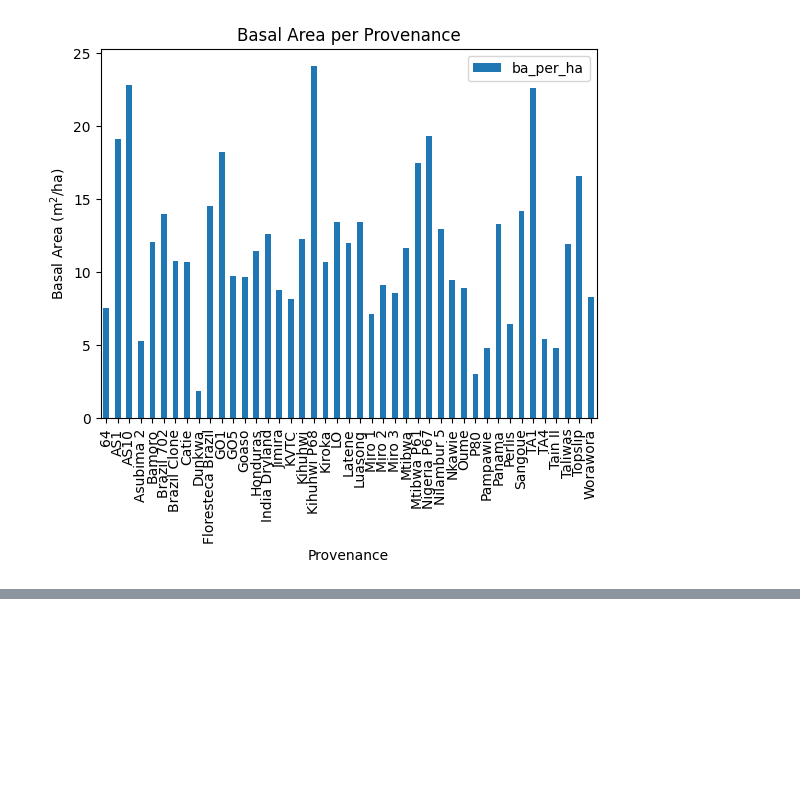
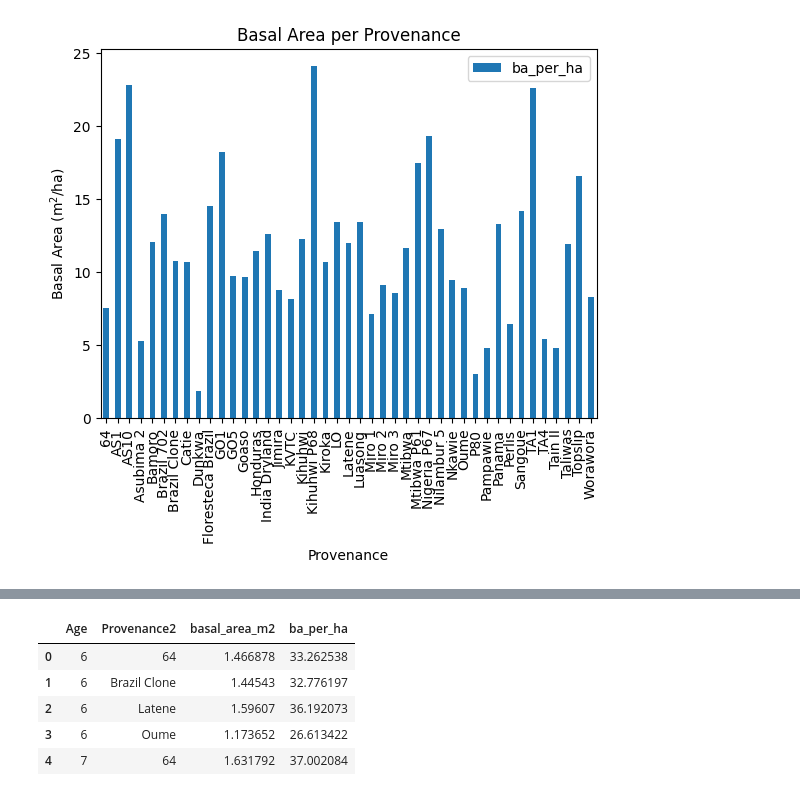
Before and after one commit to ds-gowusu/forest_ml, a Jupyter notebook: Provenance_analysis_2026.ipynb, the cells around one changed output, grey strips where cells are left out. Saved outputs shown, nothing was run; the diff lists cells and outputs as text; code cells hidden in the pictures; blank space fills up the shorter version.

```diff
--- a/Provenance_analysis_2026.ipynb
+++ b/Provenance_analysis_2026.ipynb
@@ -239,0 +247,10 @@ prov_summary.head()
+# %%
+ba_age['ba_per_ha'] = ba_age['basal_area_m2'] / plot_size
+ba_age.head()
+# %% [output]
+|  | Age | Provenance2 | basal_area_m2 | ba_per_ha |
+| 0 | 6 | 64 | 1.466878 | 33.262538 |
+| 1 | 6 | Brazil Clone | 1.44543 | 32.776197 |
+| 2 | 6 | Latene | 1.59607 | 36.192073 |
+| 3 | 6 | Oume | 1.173652 | 26.613422 |
+| 4 | 7 | 64 | 1.631792 | 37.002084 |
```
Also changed, not shown: parts of 11 cells of this notebook, 2 other files.
